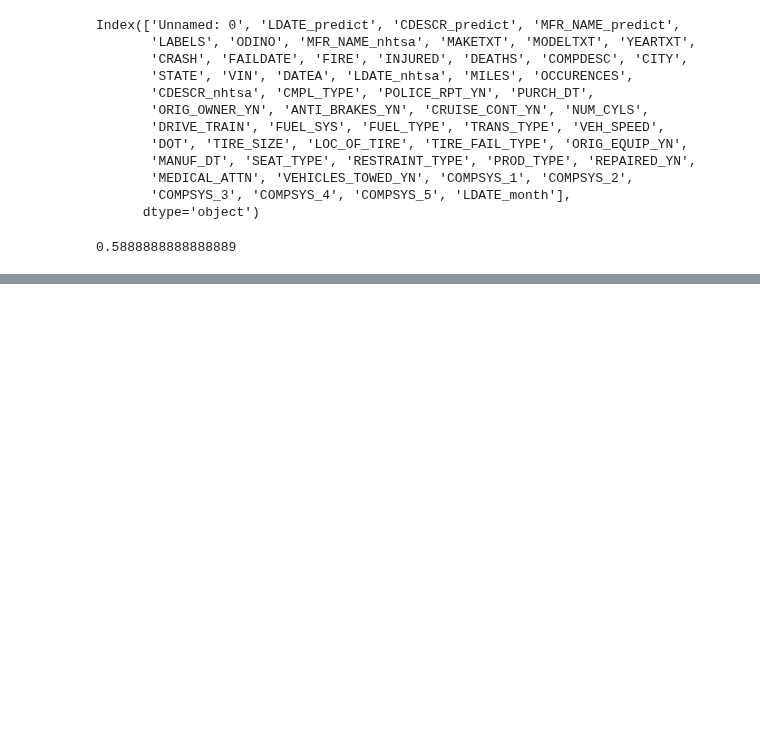
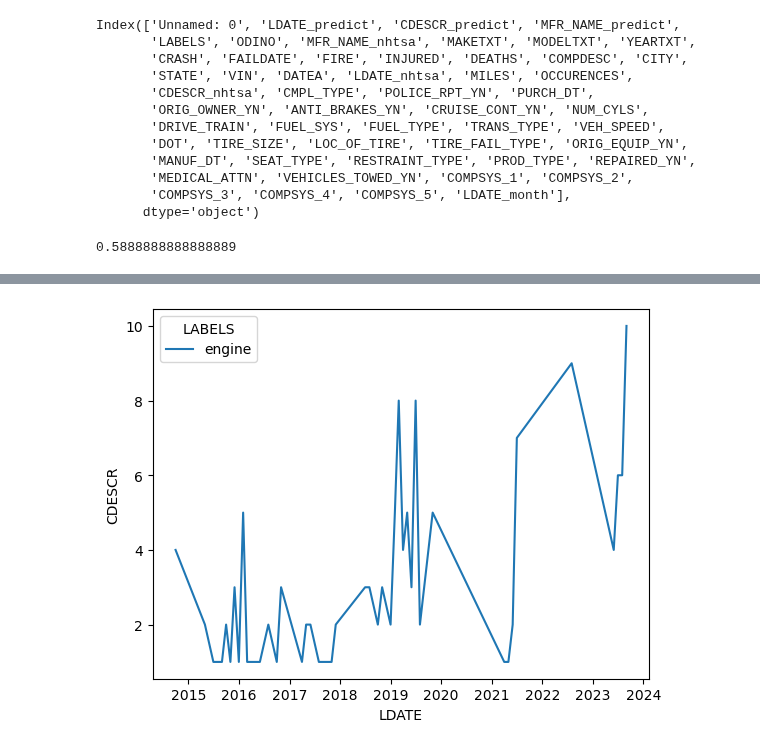
Before and after one commit to prithvidasgupta/si671, a Jupyter notebook: pm_parts_nb.ipynb, the cells around one changed output, grey strips where cells are left out. Saved outputs shown, nothing was run; the diff lists cells and outputs as text; code cells hidden in the pictures; blank space fills up the shorter version.

```diff
--- a/pm_parts_nb.ipynb
+++ b/pm_parts_nb.ipynb
@@ -1078,0 +1117,9 @@ cmpl_dates = pd.read_csv()
+# %%
+predicted["LDATE"] = pd.to_datetime(predicted["LDATE"], format="mixed")
+# %%
+llm_count = predicted[predicted["LABELS"] == "engine"]
+llm_count = llm_count.groupby(by=["LDATE", "LABELS"]).count()
+sns.lineplot(data=llm_count, x="LDATE", y="CDESCR", hue="LABELS")
+plt.show()
+# %% [output]
+[figure, added]
```
Also changed, not shown: parts of 20 cells of this notebook.
